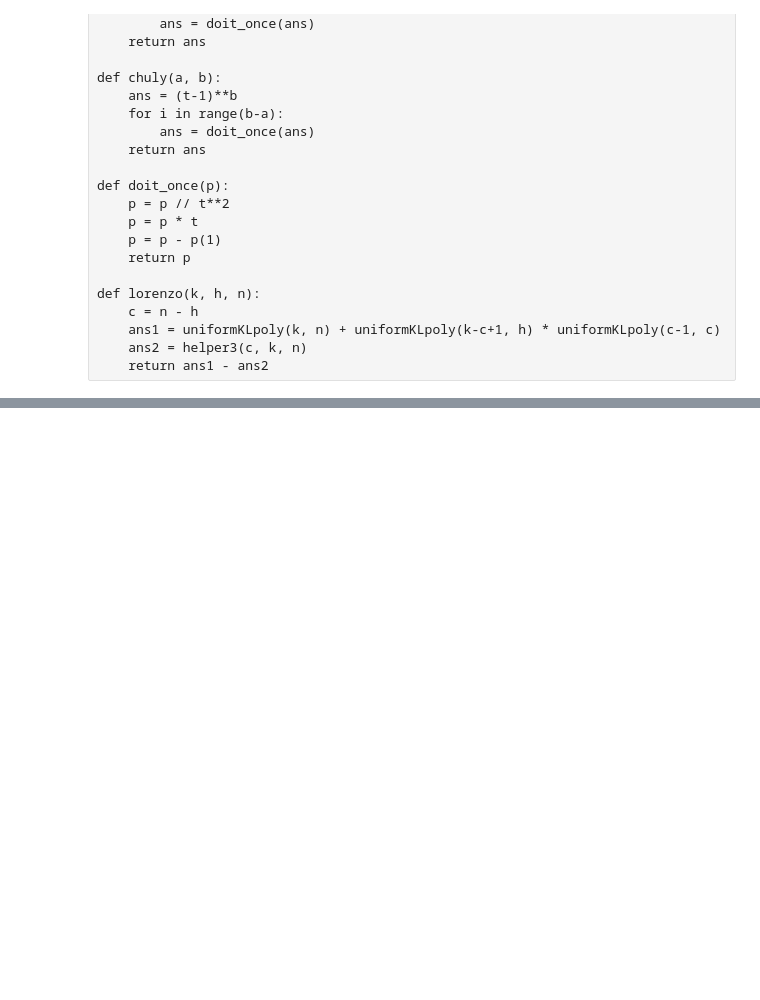
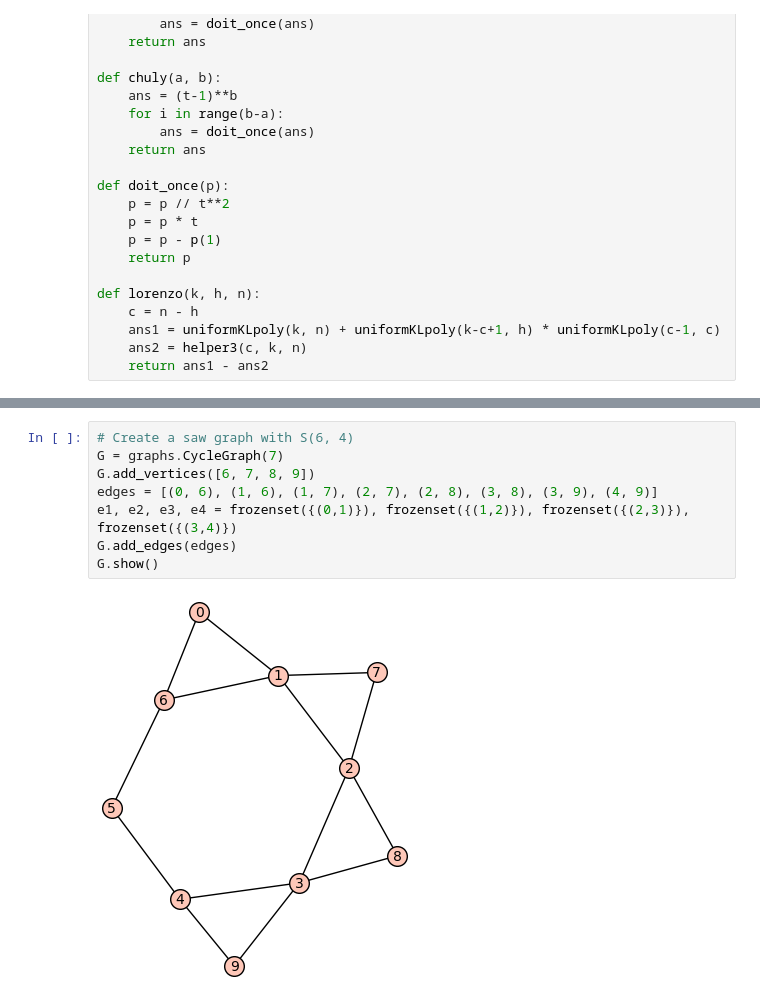
Before and after one commit to NutanNepal/ChowringofMatroids, a Jupyter notebook: qpolys/conjsntests/parallel-conn2.ipynb, the cells around one changed output, grey strips where cells are left out. Cells and saved outputs as stored; diff of their text form; blank space fills up the shorter version.

```diff
--- a/qpolys/conjsntests/parallel-conn2.ipynb
+++ b/qpolys/conjsntests/parallel-conn2.ipynb
@@ -261,0 +292,10 @@ decomp
+# %%
+# Create a saw graph with S(6, 4)
+G = graphs.CycleGraph(7)
+G.add_vertices([6, 7, 8, 9])
+edges = [(0, 6), (1, 6), (1, 7), (2, 7), (2, 8), (3, 8), (3, 9), (4, 9)]
+e1, e2, e3, e4 = frozenset({(0,1)}), frozenset({(1,2)}), frozenset({(2,3)}), frozenset({(3,4)})
+G.add_edges(edges)
+G.show()
+# %% [output]
+[figure, added]
```
Also changed, not shown: parts of 5 cells of this notebook, 1 other file.
